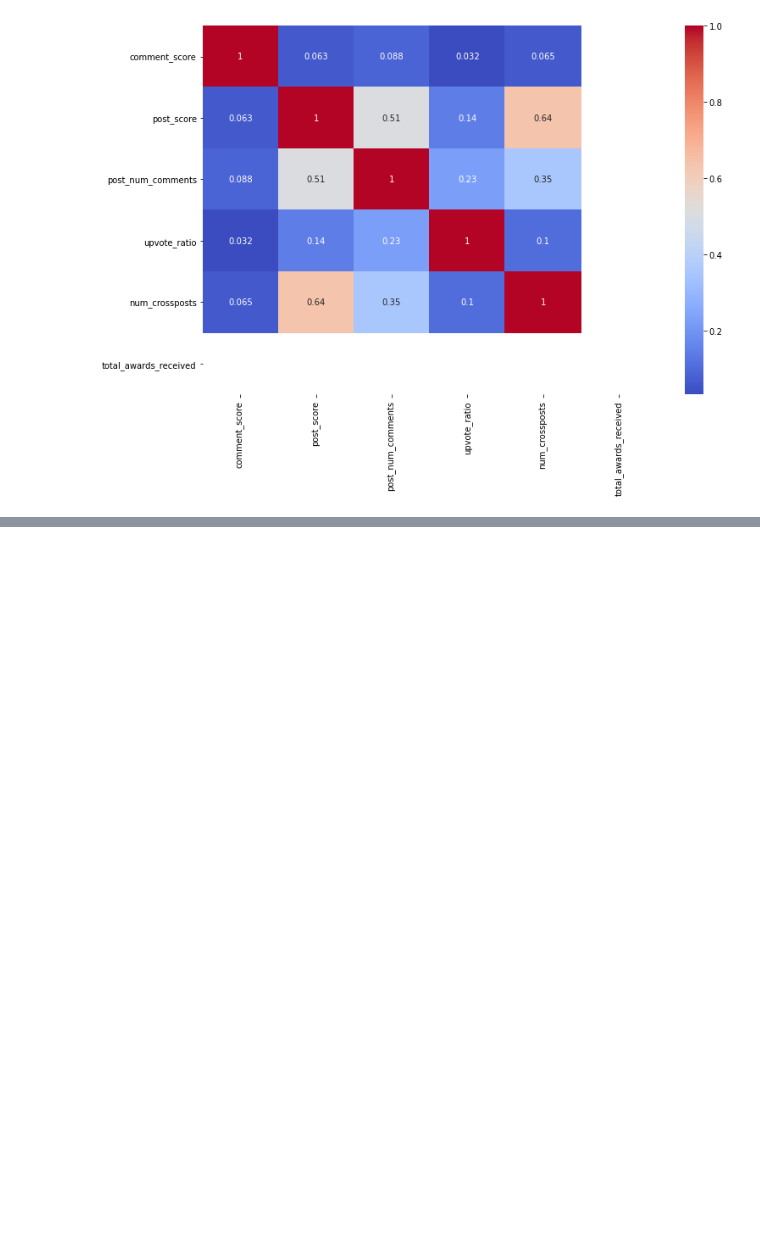
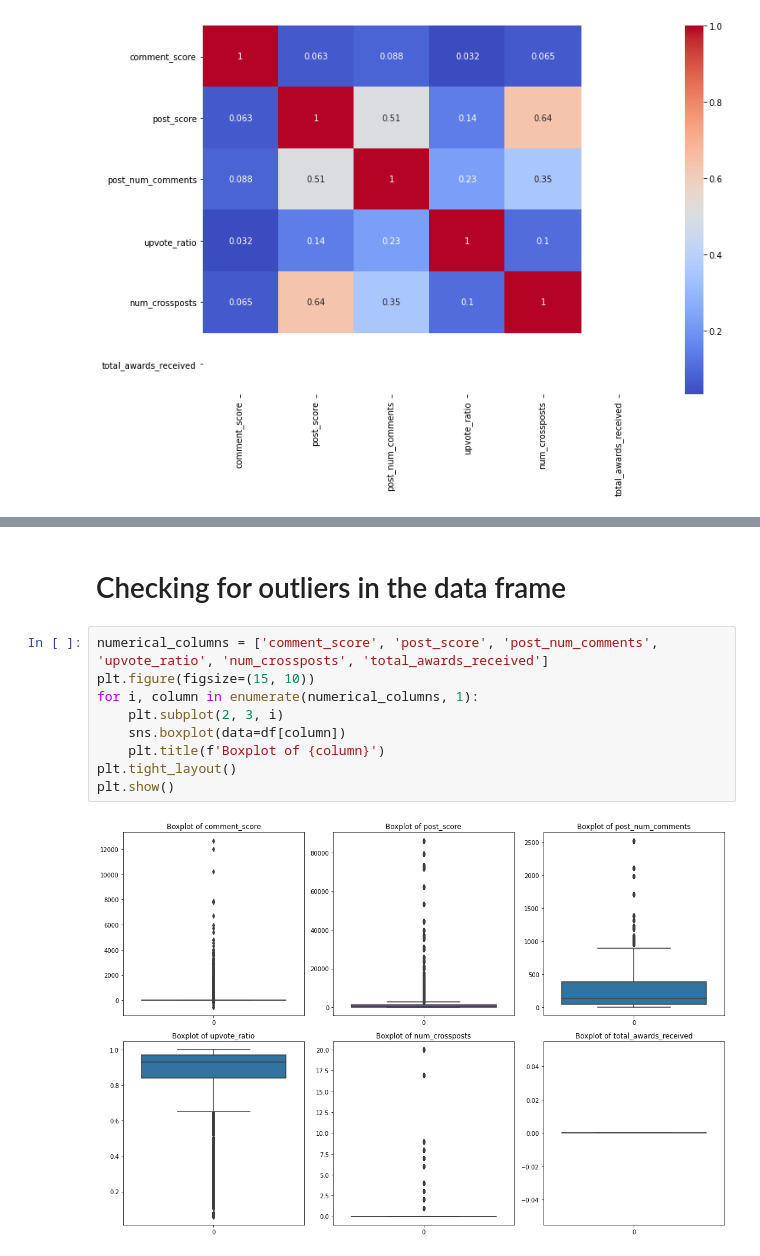
Before and after one commit to CynthiaJerono/Phase_5_Project, a Jupyter notebook: Bestina.ipynb, the cells around one changed output, grey strips where cells are left out. Drawn from its saved outputs; the diff is of its cells as text; blank space fills up the shorter version.

```diff
--- a/Bestina.ipynb
+++ b/Bestina.ipynb
@@ -308,0 +318,13 @@ plt.show()
+# %% [markdown]
+# Checking for outliers in the data frame
+# %%
+numerical_columns = ['comment_score', 'post_score', 'post_num_comments', 'upvote_ratio', 'num_crossposts', 'total_awards_received']
+plt.figure(figsize=(15, 10))
+for i, column in enumerate(numerical_columns, 1):
+    plt.subplot(2, 3, i)
+    sns.boxplot(data=df[column])
+    plt.title(f'Boxplot of {column}')
+plt.tight_layout()
+plt.show()
+# %% [output]
+[figure, added]
```
Also changed, not shown: parts of 3 cells of this notebook.
